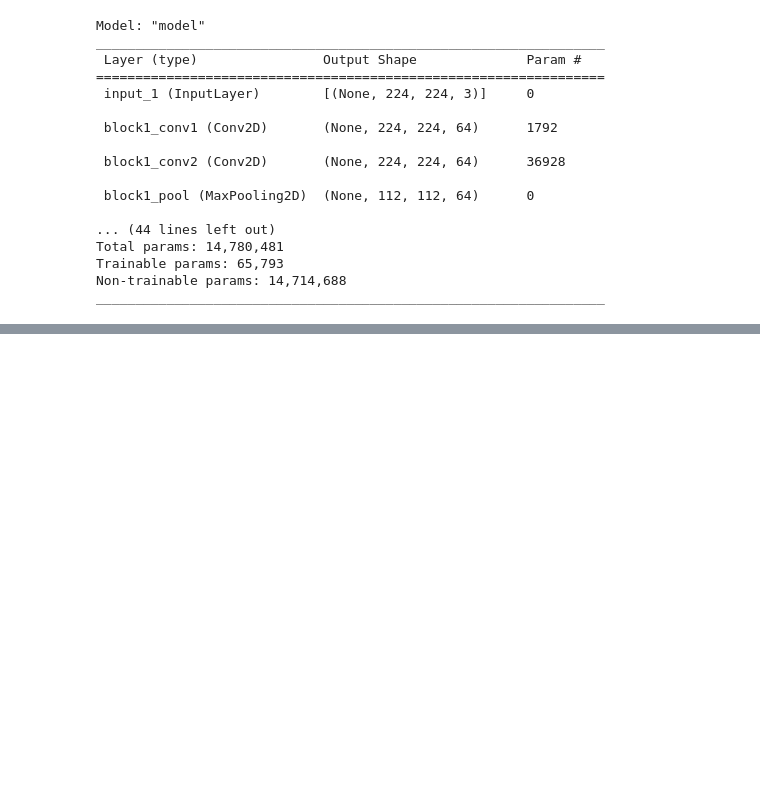
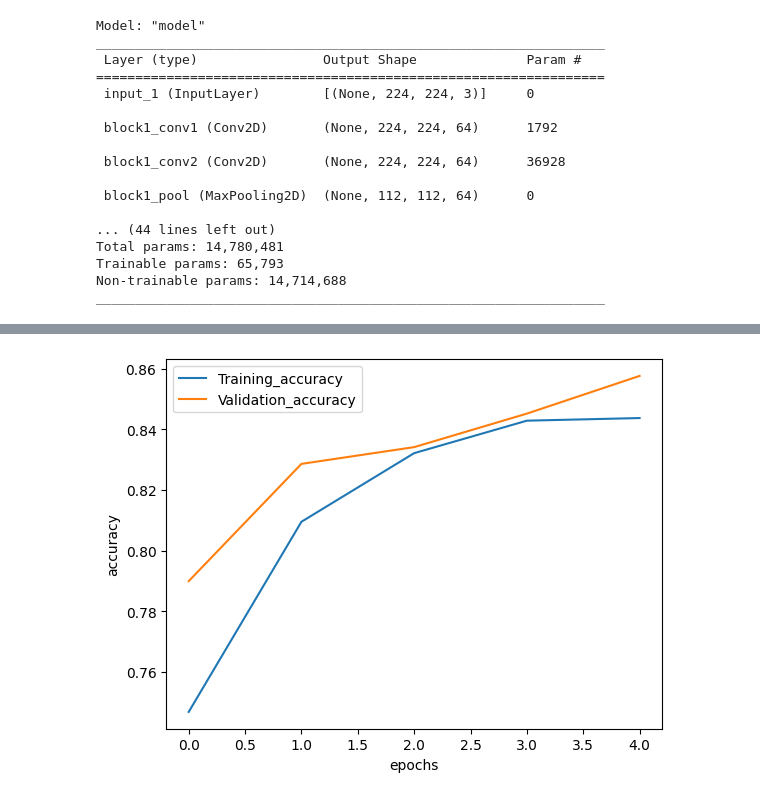
Before and after one commit to rbrahul994/Covid-19, a Jupyter notebook: code/Covid_19_Detection_Using_CNN.ipynb, the cells around one changed output, grey strips where cells are left out. Drawn from its saved outputs; the diff is of its cells as text; code cells hidden in the pictures; blank space fills up the shorter version.

Commit message:
run model and validation to check the accuracy. Graph across validation data.

```diff
--- a/code/Covid_19_Detection_Using_CNN.ipynb
+++ b/code/Covid_19_Detection_Using_CNN.ipynb
@@ -384,3 +384,8 @@ Total params: 14,780,481
 Trainable params: 65,793
 Non-trainable params: 14,714,688
 _________________________________________________________________
+# %%
+history = model.fit(train_generator,
+                    validation_data=test_generator,
+                    use_multiprocessing=True,
+                    workers=6, epochs=5)
@@ -386,0 +403,12 @@ _________________________________________________________________
+# %%
+accs = history.history['accuracy']
+val_accs = history.history['val_accuracy']
+
+plt.plot(range(len(accs)),accs, label = 'Training_accuracy')
+plt.plot(range(len(accs)),val_accs, label = 'Validation_accuracy')
+plt.ylabel('accuracy')
+plt.xlabel('epochs')
+plt.legend()
+plt.show()
+# %% [output]
+[figure, added]
```
Also changed, not shown: parts of 1 cell of this notebook.
